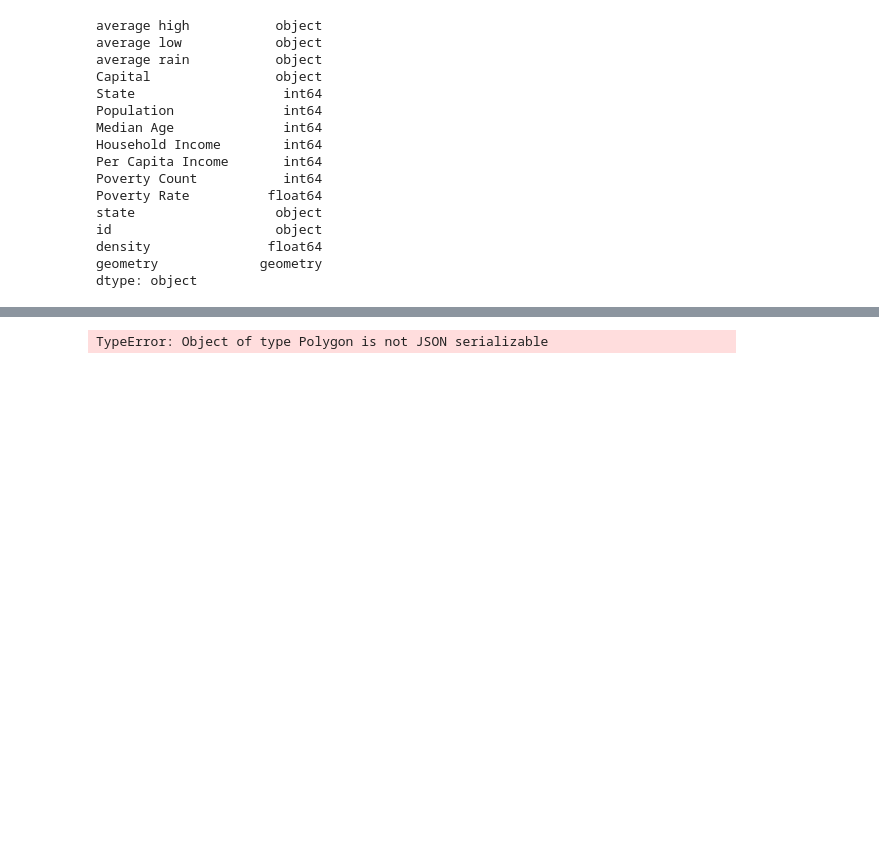
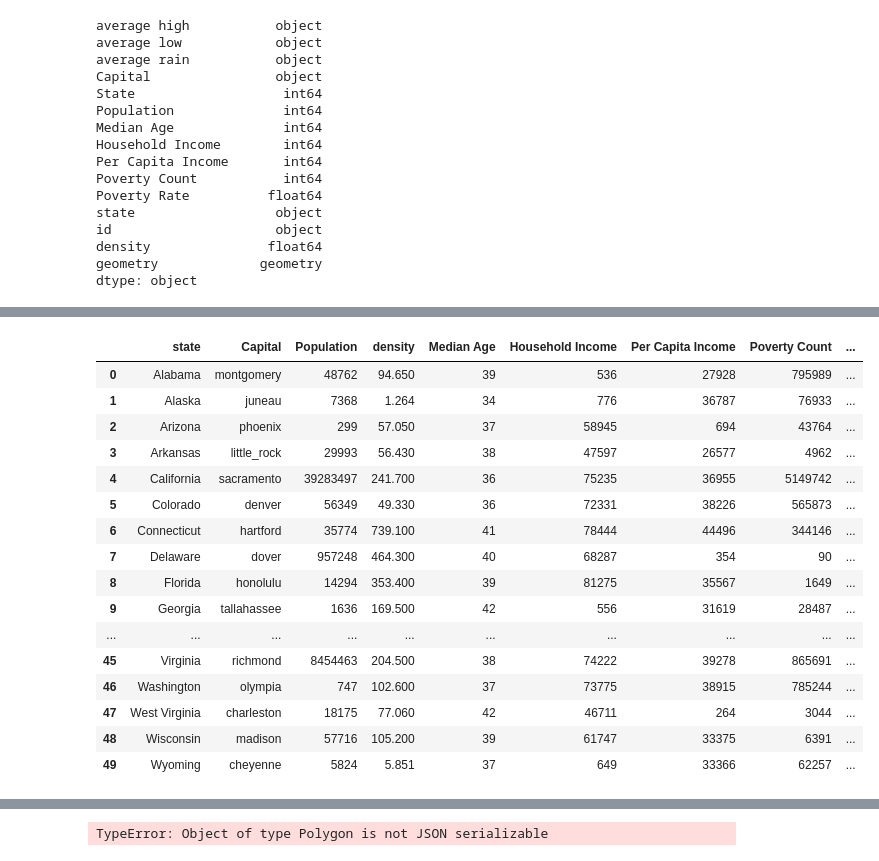
Before and after one commit to jforbis/project3-weathermap, a Jupyter notebook: scrape_files/forbis test/geoJson.ipynb, the cells around one changed output, grey strips where cells are left out. Saved outputs shown, nothing was run; the diff lists cells and outputs as text; code cells hidden in the pictures; blank space fills up the shorter version.

Commit message:
forbis: fixing data page w/ table

```diff
--- a/scrape_files/forbis test/geoJson.ipynb
+++ b/scrape_files/forbis test/geoJson.ipynb
@@ -83,7 +97,7 @@ b
 # %%
 import geopandas as gpd
 # %%
-geojson_data = gpd.read_file('../../templates/resources/chloropleth_files/static/data/statesData.geojson')
+geojson_data = gpd.read_file('../../static/data/statesData.geojson')
 geojson_data
 # %% [output]
 |  | id | name | density | geometry |
@@ -165,7 +179,7 @@ geojson_data
 # e = geojson_data["density"].max()
 # e
 # %%
-master_data = gpd.read_file('../../templates/resources/chloropleth_files/static/data/masterdata.geojson')
+master_data = gpd.read_file('../../static/data/masterdata.geojson')
 master_data
 # %% [output]
 |  | average high | average low | average rain | Capital | State | Population | Median Age | Household Income | ... |
@@ -386,3 +400,6 @@ master_geojson
 | 47 | {'jan': 42.0, 'feb': 47.0, 'mar':... | {'jan': 26.0, 'feb': 29.0, 'mar':... | {'jan': 3.0, 'feb': 3.19, 'mar': ... | charleston | 54 | 18175 | 42 | 46711 | ... |
 | 48 | {'jan': 26.0, 'feb': 31.0, 'mar':... | {'jan': 11.0, 'feb': 15.0, 'mar':... | {'jan': 1.23, 'feb': 1.45, 'mar':... | madison | 55 | 57716 | 39 | 61747 | ... |
 | 49 | {'jan': 40.0, 'feb': 40.0, 'mar':... | {'jan': 18.0, 'feb': 19.0, 'mar':... | {'jan': 4.0, 'feb': 6.0, 'mar': 8... | cheyenne | 56 | 5824 | 37 | 649 | ... |
+# %%
+cleaned_table = master_geojson.drop(columns=["State", "id", "geometry"])
+cleaned_table.head()
@@ -388,0 +413,22 @@ master_geojson
+# %%
+cleaned_table = cleaned_table[["state","Capital","Population","density","Median Age","Household Income","Per Capita Income",
+                               "Poverty Count","Poverty Rate","average high","average low","average rain"]]
+cleaned_table
+# %% [output]
+|  | state | Capital | Population | density | Median Age | Household Income | Per Capita Income | Poverty Count | ... |
+| 0 | Alabama | montgomery | 48762 | 94.650 | 39 | 536 | 27928 | 795989 | ... |
+| 1 | Alaska | juneau | 7368 | 1.264 | 34 | 776 | 36787 | 76933 | ... |
+| 2 | Arizona | phoenix | 299 | 57.050 | 37 | 58945 | 694 | 43764 | ... |
+| 3 | Arkansas | little_rock | 29993 | 56.430 | 38 | 47597 | 26577 | 4962 | ... |
+| 4 | California | sacramento | 39283497 | 241.700 | 36 | 75235 | 36955 | 5149742 | ... |
+| 5 | Colorado | denver | 56349 | 49.330 | 36 | 72331 | 38226 | 565873 | ... |
+| 6 | Connecticut | hartford | 35774 | 739.100 | 41 | 78444 | 44496 | 344146 | ... |
+| 7 | Delaware | dover | 957248 | 464.300 | 40 | 68287 | 354 | 90 | ... |
+| 8 | Florida | honolulu | 14294 | 353.400 | 39 | 81275 | 35567 | 1649 | ... |
+| 9 | Georgia | tallahassee | 1636 | 169.500 | 42 | 556 | 31619 | 28487 | ... |
+| ... | ... | ... | ... | ... | ... | ... | ... | ... | ... |
+| 45 | Virginia | richmond | 8454463 | 204.500 | 38 | 74222 | 39278 | 865691 | ... |
+| 46 | Washington | olympia | 747 | 102.600 | 37 | 73775 | 38915 | 785244 | ... |
+| 47 | West Virginia | charleston | 18175 | 77.060 | 42 | 46711 | 264 | 3044 | ... |
+| 48 | Wisconsin | madison | 57716 | 105.200 | 39 | 61747 | 33375 | 6391 | ... |
+| 49 | Wyoming | cheyenne | 5824 | 5.851 | 37 | 649 | 33366 | 62257 | ... |
```
Also changed, not shown: parts of 15 cells of this notebook, 1 other file.
